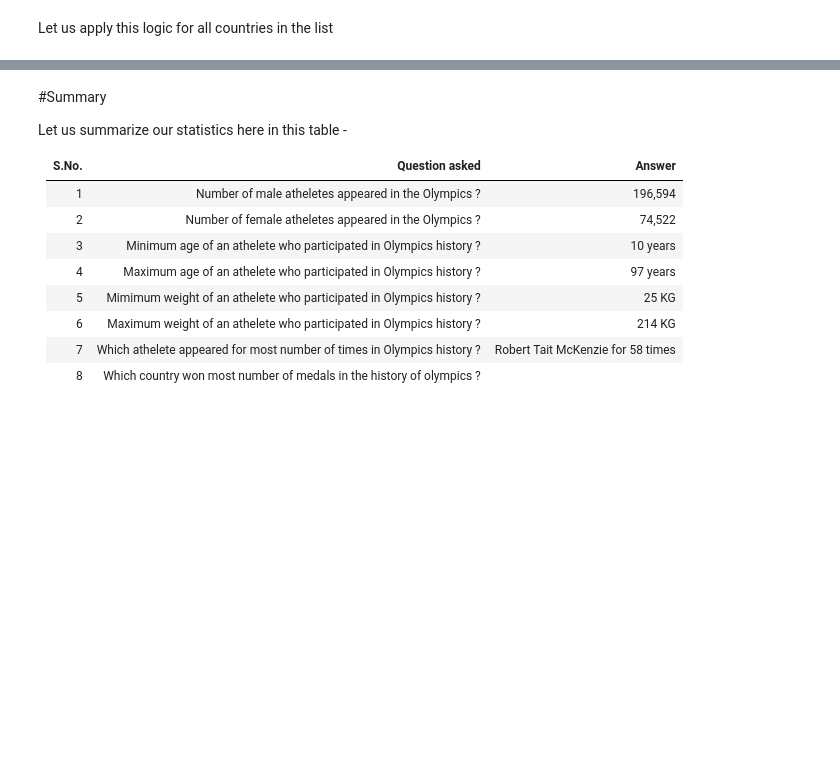
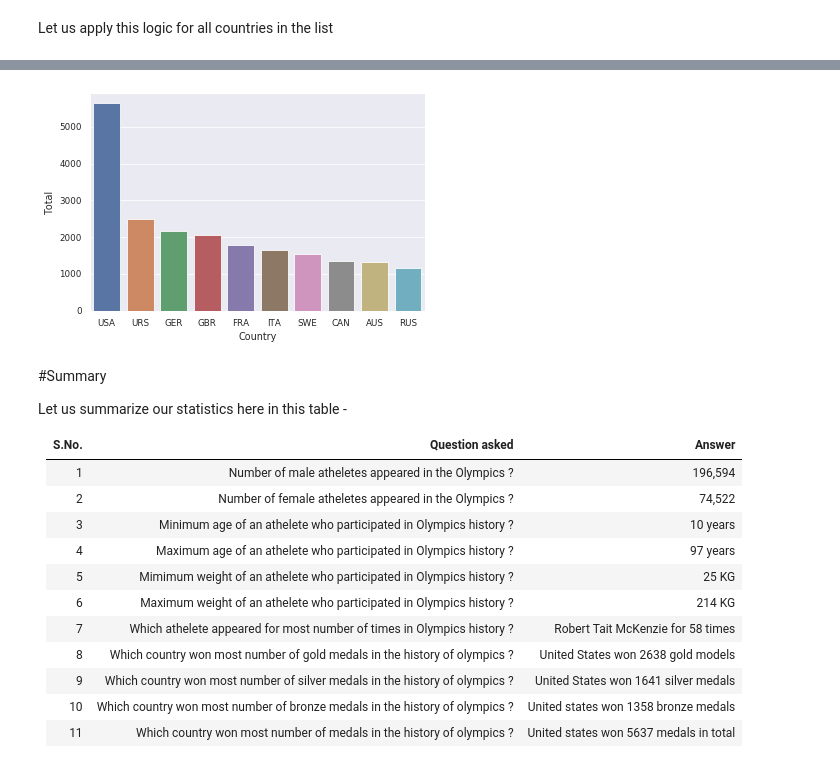
Before and after one commit to AMMLRepos/Data-Analysis-120-years-of-olympic-history, a Jupyter notebook: data_analysis_120_years_of_olympic.ipynb, the cells around one changed output, grey strips where cells are left out. Cells and saved outputs as stored; diff of their text form; code cells hidden in the pictures; blank space fills up the shorter version.

```diff
--- a/data_analysis_120_years_of_olympic.ipynb
+++ b/data_analysis_120_years_of_olympic.ipynb
@@ -516,3 +571,8 @@ print(medal_count_df)
+# %%
+medal_count_df.sort_values("Total", axis = 0, ascending = False, inplace = True)
+sns.barplot(x = "Country", y = "Total", data = medal_count_df.head(10));
+# %% [output]
+[figure, added]
 # %% [markdown]
 #Summary
 
@@ -527,4 +587,7 @@ Let us summarize our statistics here in this table -
 |5|Mimimum weight of an athelete who participated in Olympics history ?|25 KG|
 |6|Maximum weight of an athelete who participated in Olympics history ?|214 KG|
 |7|Which athelete appeared for most number of times in Olympics history ?| Robert Tait McKenzie for 58 times |
-|8|Which country won most number of medals in the history of olympics ?||
+|8|Which country won most number of gold medals in the history of olympics ?|United States won 2638 gold models|
+|9|Which country won most number of silver medals in the history of olympics ?|United States won 1641 silver medals|
+|10|Which country won most number of bronze medals in the history of olympics ?|United states won 1358 bronze medals|
+|11|Which country won most number of medals in the history of olympics ?|United states won 5637 medals in total|
```
Also changed, not shown: parts of 13 cells of this notebook.
